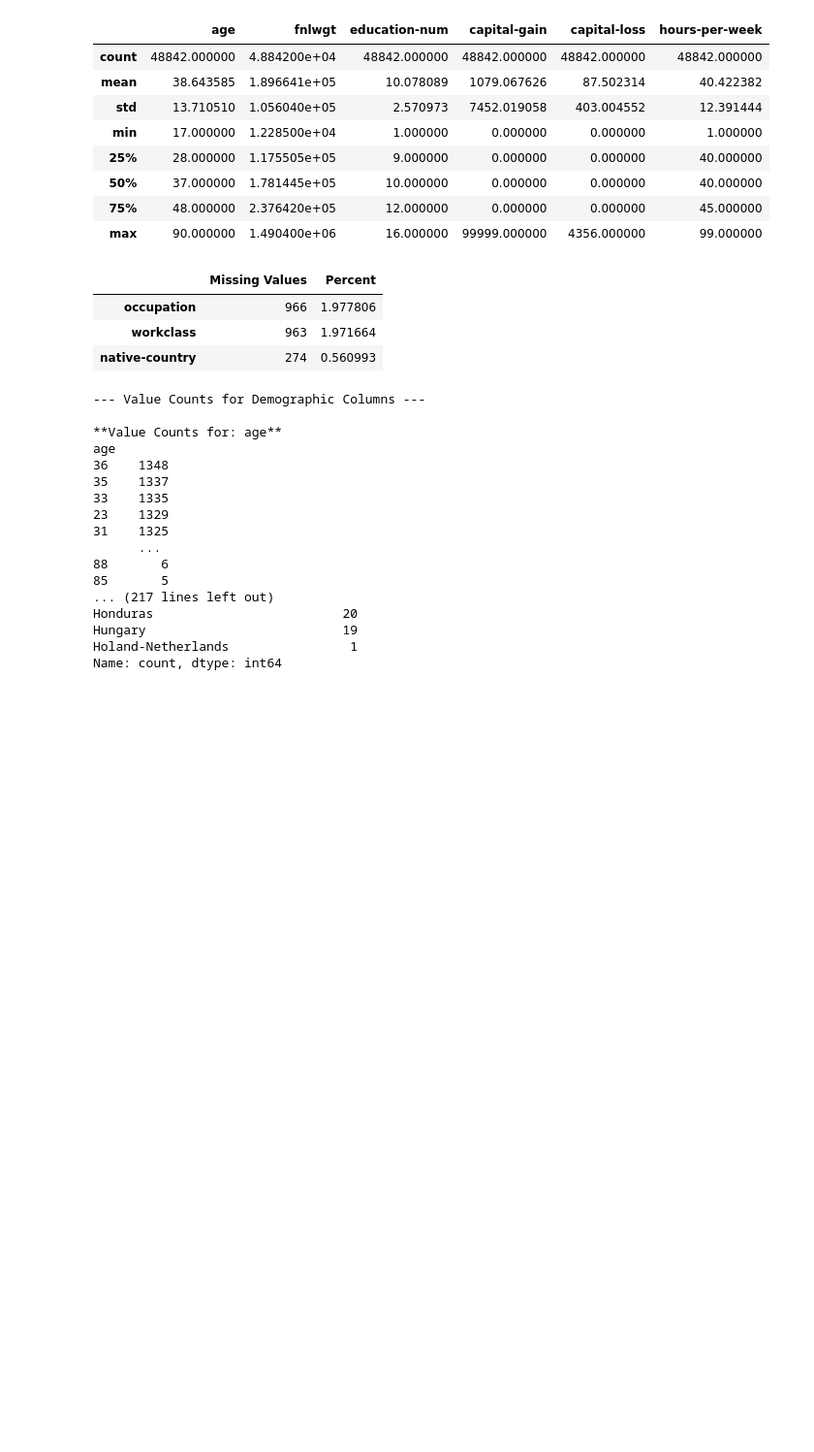
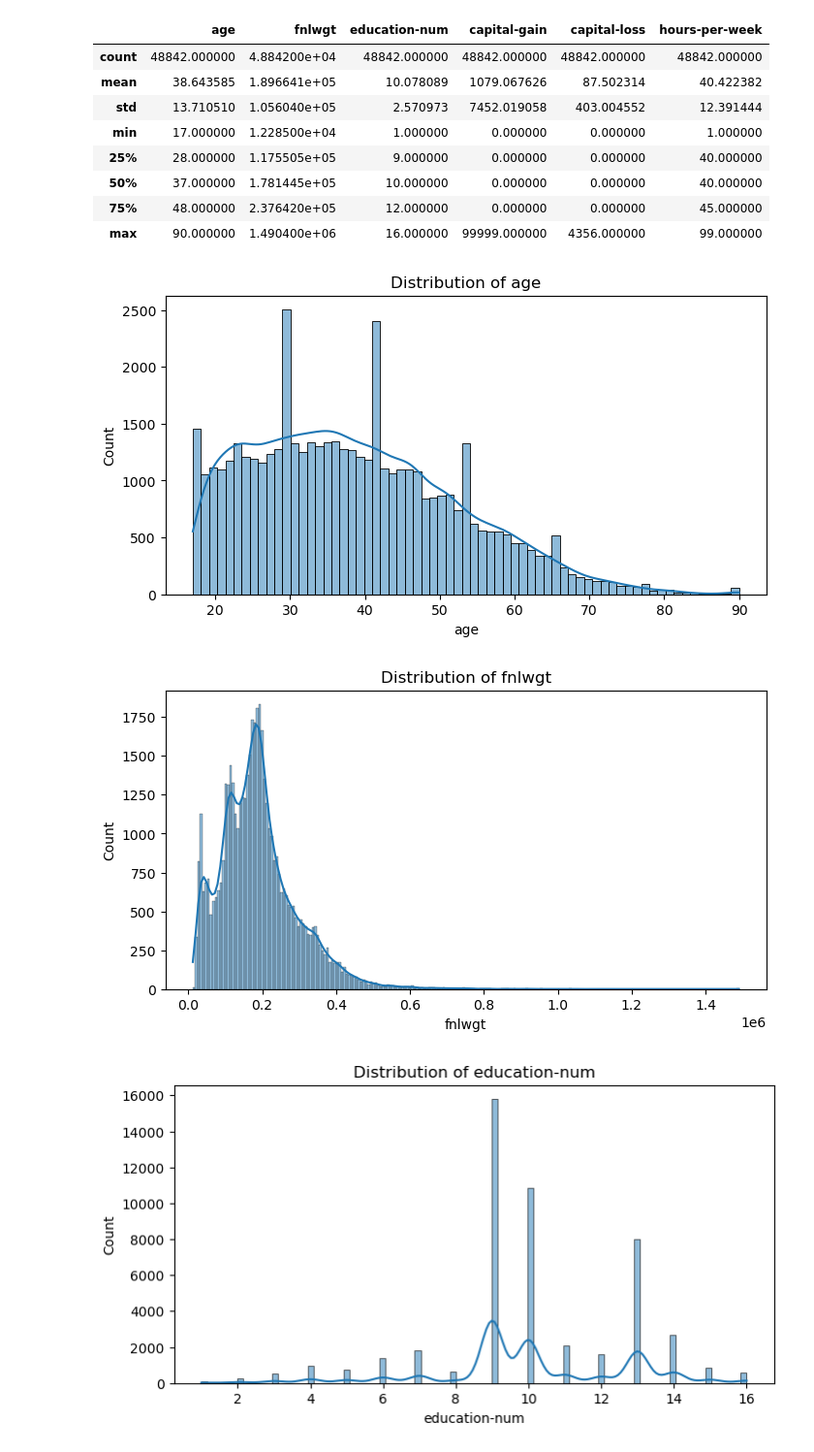
Before and after one commit to caitpj/d100_d400_income_predict, a Jupyter notebook: eda_cleaning.ipynb, the cells around one changed output. Shown at 97% size. Drawn from its saved outputs; the diff is of its cells as text; code cells hidden in the pictures; blank space fills up the shorter version.

```diff
--- a/eda_cleaning.ipynb
+++ b/eda_cleaning.ipynb
@@ -66,44 +77,10 @@ memory usage: 5.6+ MB
 | 50% | 37.000000 | 1.781445e+05 | 10.000000 | 0.000000 | 0.000000 | 40.000000 |
 | 75% | 48.000000 | 2.376420e+05 | 12.000000 | 0.000000 | 0.000000 | 45.000000 |
 | max | 90.000000 | 1.490400e+06 | 16.000000 | 99999.000000 | 4356.000000 | 99.000000 |
-# %%
-# Check for missing values
-missing_summary = preprocessing.get_missing_summary(df_raw)
-display(missing_summary)
-
-# Check for data quality of target variable
-df_raw['income'].value_counts(dropna=False)
-
-# Check for data quality of independent variables
-columns_to_analyze = [
-    'age', 'workclass', 'fnlwgt', 'education', 'education-num',
-    'marital-status', 'occupation', 'relationship', 'race', 'sex',
-    'capital-gain', 'capital-loss', 'hours-per-week', 'native-country'
-]
-
-print("--- Value Counts for Demographic Columns ---")
-for col in columns_to_analyze:
-    print(f"\n**Value Counts for: {col}**")
-    print(df_raw[col].value_counts(dropna=False))
-# %% [output]
-|  | Missing Values | Percent |
-| occupation | 966 | 1.977806 |
-| workclass | 963 | 1.971664 |
-| native-country | 274 | 0.560993 |
---- Value Counts for Demographic Columns ---
-
-**Value Counts for: age**
-age
-36    1348
-35    1337
-33    1335
-23    1329
-31    1325
-      ...
-88       6
-85       5
-... (217 lines left out)
-Honduras                         20
-Hungary                          19
-Holand-Netherlands                1
-Name: count, dtype: int64
+# %%
+#1. Describe your data.
+preprocessing.get_data_description(df_raw)
+# %% [output]
+[figure, added]
+[figure, added]
+[figure, added]
```
Also changed, not shown: parts of 10 cells of this notebook, 7 other files.
